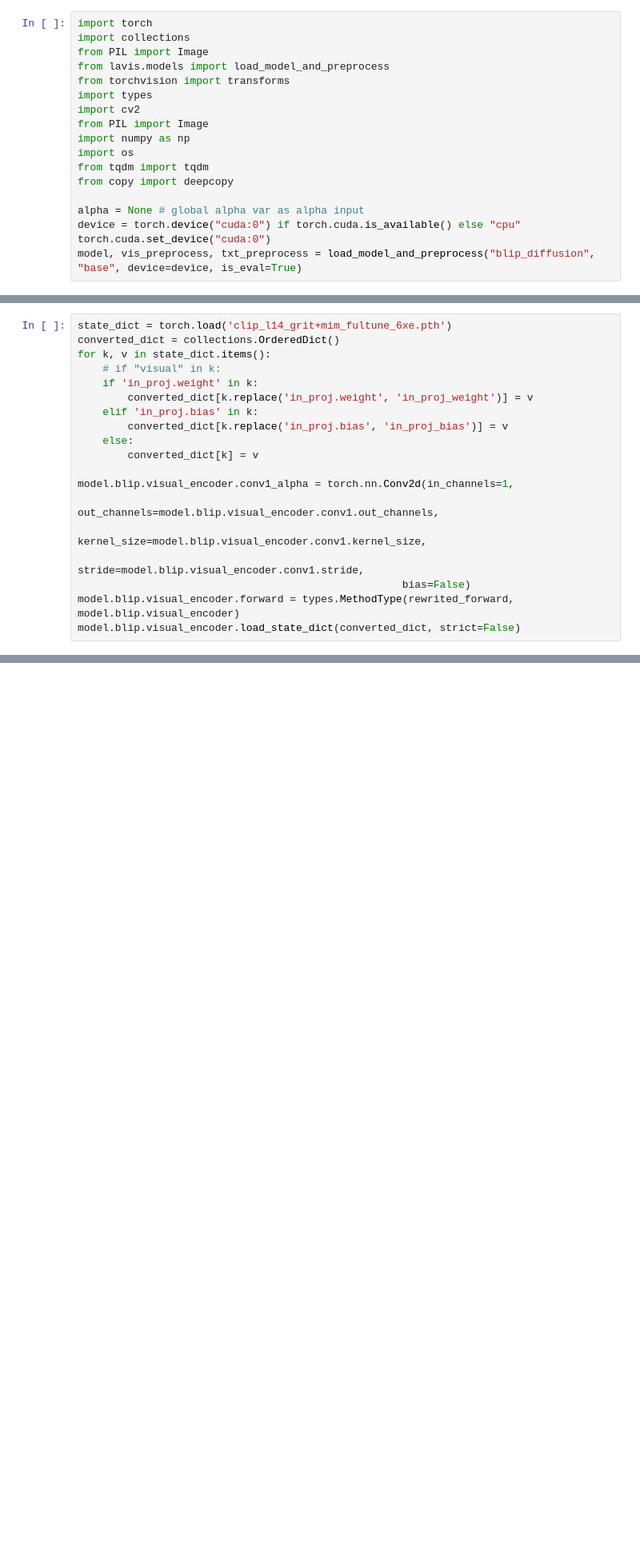
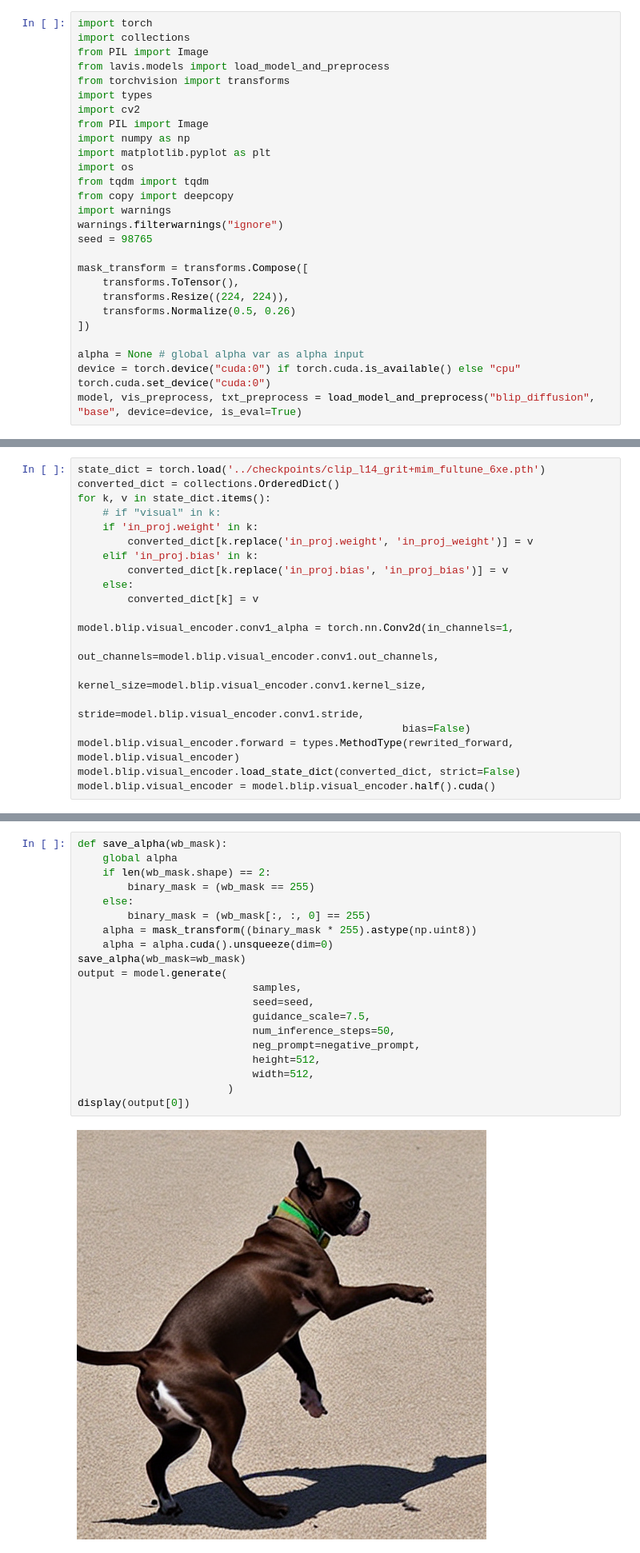
Before and after one commit to SunzeY/AlphaCLIP, a Jupyter notebook: notebooks/blip_diffusion.ipynb, the cells around one changed output, grey strips where cells are left out. Shown at 80% size. Cells and saved outputs as stored; diff of their text form; blank space fills up the shorter version.

```diff
--- a/notebooks/blip_diffusion.ipynb
+++ b/notebooks/blip_diffusion.ipynb
@@ -13,9 +19,19 @@ import types
 import cv2
 from PIL import Image
 import numpy as np
+import matplotlib.pyplot as plt
 import os
 from tqdm import tqdm
 from copy import deepcopy
+import warnings
+warnings.filterwarnings("ignore")
+seed = 98765
+
+mask_transform = transforms.Compose([
+    transforms.ToTensor(),
+    transforms.Resize((224, 224)),
+    transforms.Normalize(0.5, 0.26)
+])
 
 alpha = None # global alpha var as alpha input
 device = torch.device("cuda:0") if torch.cuda.is_available() else "cpu"
@@ -50,7 +105,7 @@ def rewrited_forward(self, x: torch.Tensor):
 # %% [markdown]
 Then, register rewrited forward function to replace original forward function of CLIP model used in BLIP-Diffusion. change its weight into Alpha-CLIP model weight.
 # %%
-state_dict = torch.load('clip_l14_grit+mim_fultune_6xe.pth')
+state_dict = torch.load('../checkpoints/clip_l14_grit+mim_fultune_6xe.pth')
 converted_dict = collections.OrderedDict()
 for k, v in state_dict.items():
     # if "visual" in k:
@@ -68,5 +123,6 @@ model.blip.visual_encoder.conv1_alpha = torch.nn.Conv2d(in_channels=1,
                                                     bias=False)
 model.blip.visual_encoder.forward = types.MethodType(rewrited_forward, model.blip.visual_encoder)
 model.blip.visual_encoder.load_state_dict(converted_dict, strict=False)
+model.blip.visual_encoder = model.blip.visual_encoder.half().cuda()
 # %% [markdown]
 After steps above, Alpha-CLIP successfully replaces original CLIP, and can perform region focused image variation.
@@ -72,0 +147,22 @@ After steps above, Alpha-CLIP successfully replaces original CLIP, and can perfo
+# %%
+def save_alpha(wb_mask):
+    global alpha
+    if len(wb_mask.shape) == 2:
+        binary_mask = (wb_mask == 255)
+    else:
+        binary_mask = (wb_mask[:, :, 0] == 255)
+    alpha = mask_transform((binary_mask * 255).astype(np.uint8))
+    alpha = alpha.cuda().unsqueeze(dim=0)
+save_alpha(wb_mask=wb_mask)
+output = model.generate(
+                            samples,
+                            seed=seed,
+                            guidance_scale=7.5,
+                            num_inference_steps=50,
+                            neg_prompt=negative_prompt,
+                            height=512,
+                            width=512,
+                        )
+display(output[0])
+# %% [output]
+[figure, added]
```
Also changed, not shown: parts of 7 cells of this notebook, 4 other files.
